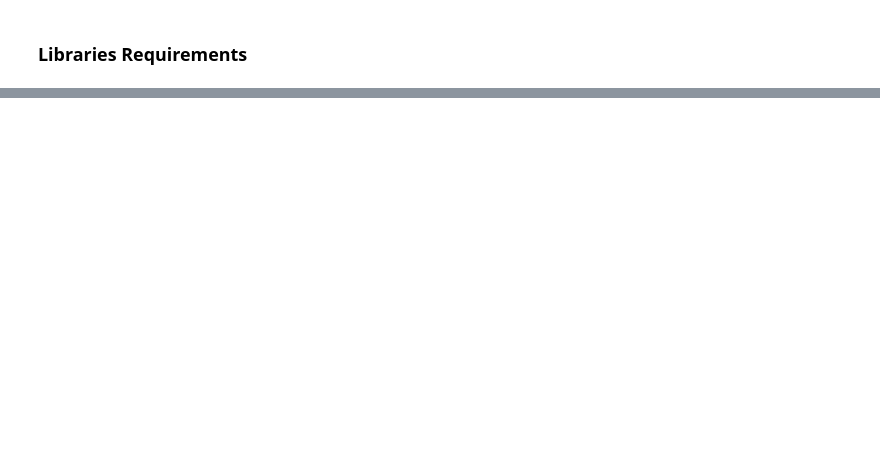
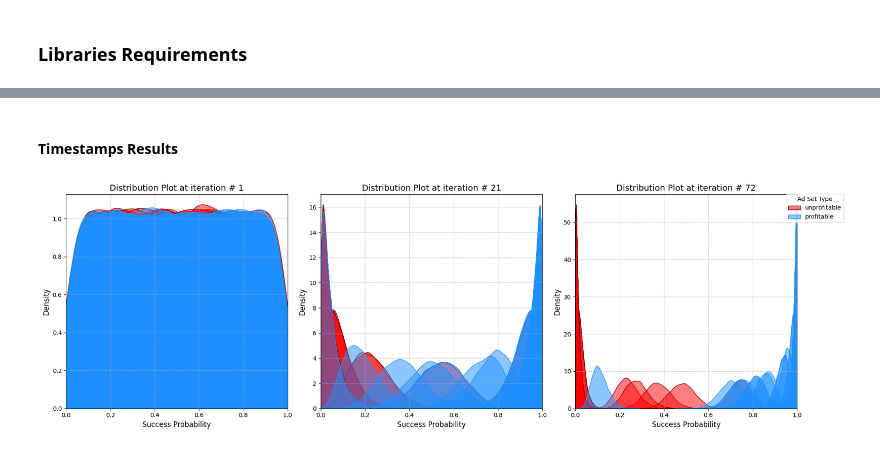
Before and after one commit to notnormasatall/web-ads-filtering-with-ts, a Jupyter notebook: filtering-algorithm.ipynb, the cells around one changed output, grey strips where cells are left out. Cells and saved outputs as stored; diff of their text form; code cells hidden in the pictures; blank space fills up the shorter version.

```diff
--- a/filtering-algorithm.ipynb
+++ b/filtering-algorithm.ipynb
@@ -20,3 +60,4 @@ with open('config.json', 'r') as f:
     config_data = json.load(f)
 
 PROCESSING_INFO = config_data['PROCESSING_INFO']
+TRAIN_INFO = config_data['TRAIN_INFO']
@@ -187,11 +64,7 @@ def process_df(filename, processing_info=PROCESSING_INFO, prefix = "", to_return
-# %%
-FILES = [
-    "01-14.04.2023.csv",
-    "03-09.09.2023.csv",
-    "01-07.11.2023.csv",
-    "12-18.12.2023.csv",
-    "15-17.02.2024.csv",
-]
-
-for filename in tqdm(FILES):
-    data = process_df(filename, prefix="", to_return=True)
+# %%
+PATHS = [
+    "15-17.02.2024.csv"
+]
+
+DATA = [pd.read_csv(f"./processed/{path}") for path in PATHS]
+MODEL = load_model_parameters()["Gradient Boosting"]
@@ -197,0 +236,60 @@ for filename in tqdm(FILES):
+# %% [markdown]
+#### Timestamps Results
+# %%
+def plot_adset_dist_combined(history, timestamps):
+    """
+    Plots the distribution of success probabilities for ad sets at multiple timestamps.
+
+    Args:
+        history (dict): A dictionary containing information about ad sets at different timestamps.
+                        Each key represents a timestamp, and the corresponding value is a list of ad sets.
+                        Each ad set is an object containing information about its actions and success.
+        timestamps (list): A list of timestamps for which the distribution plots will be generated.
+
+    Returns:
+        None
+    """
+    plt.figure(figsize=(18, 6))
+
+    handles, labels = [], []
+
+    for i, timestamp in enumerate(timestamps, 1):
+        ax = plt.subplot(1, len(timestamps), i)
+        plt.title(f'Distribution Plot at iteration # {timestamp+1}', fontsize=14)
+
+        labeled = {'profitable': False, 'unprofitable': False}
+
+        for ad in history[timestamp]:
+            samples = ad.action.sample(10000)
+            color = 'red' if ad._successful == 0 else "dodgerblue"
+            edgecolor = 'darkred' if ad._successful == 0 else "dodgerblue"
+            label = 'unprofitable' if ad._successful == 0 else 'profitable'
+
+            if not labeled[label]:
+                sns.kdeplot(samples, fill=True, color=color, edgecolor=edgecolor, label=label, alpha=0.5)
+                labeled[label] = True
+            else:
+                sns.kdeplot(samples, fill=True, color=color, edgecolor=edgecolor, alpha=0.5)
+
+        plt.xlabel('Success Probability', fontsize=12)
+        plt.ylabel('Density', fontsize=12)
+        plt.xlim(0, 1)
+        plt.grid(True, linestyle='--', alpha=0.7)
+
+        new_handles, new_labels = ax.get_legend_handles_labels()
+        for handle, label in zip(new_handles, new_labels):
+            if label not in labels:
+                handles.append(handle)
+                labels.append(label)
+
+    plt.tight_layout()
+
+    plt.figlegend(handles, labels, loc='upper right', bbox_to_anchor=(1.05, 0.95), title='Ad Set Type')
+
+    plt.show()
+
+
+# Posterior Distributions Plot
+plot_adset_dist_combined(history, [0, 20, 71])
+# %% [output]
+[figure, added]
```
Also changed, not shown: parts of 15 cells of this notebook, 4 other files.
